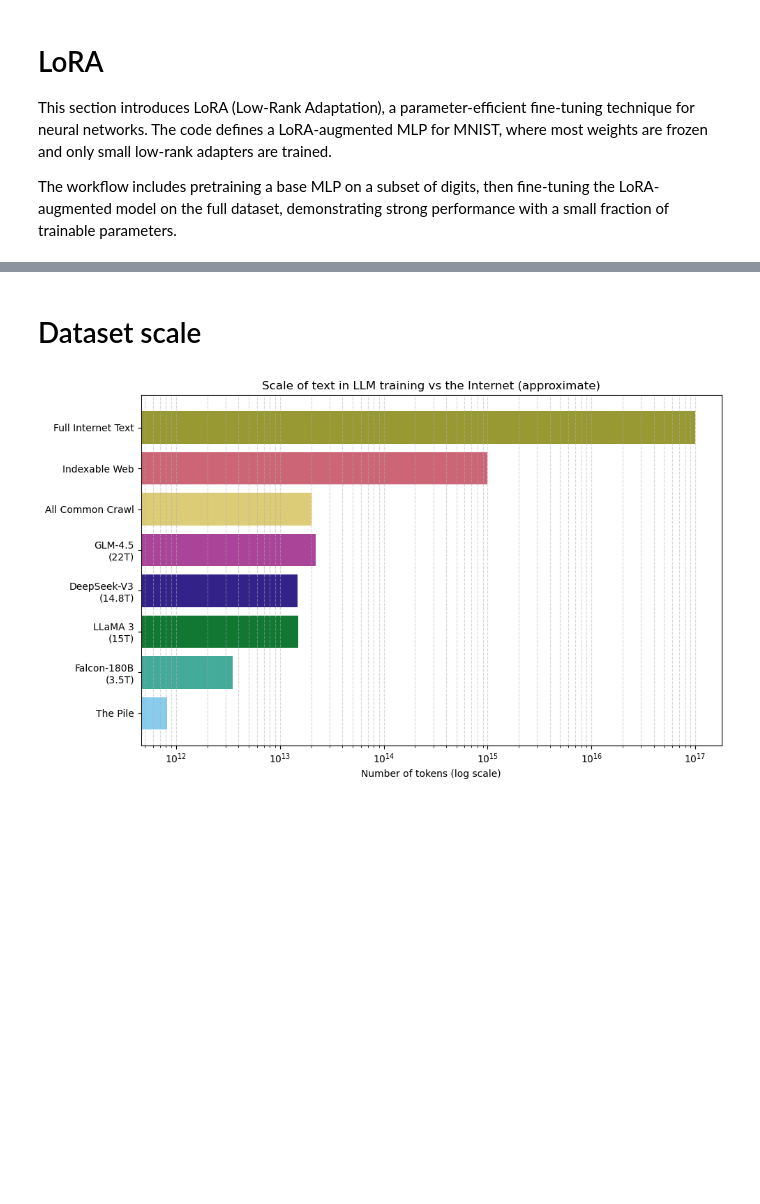
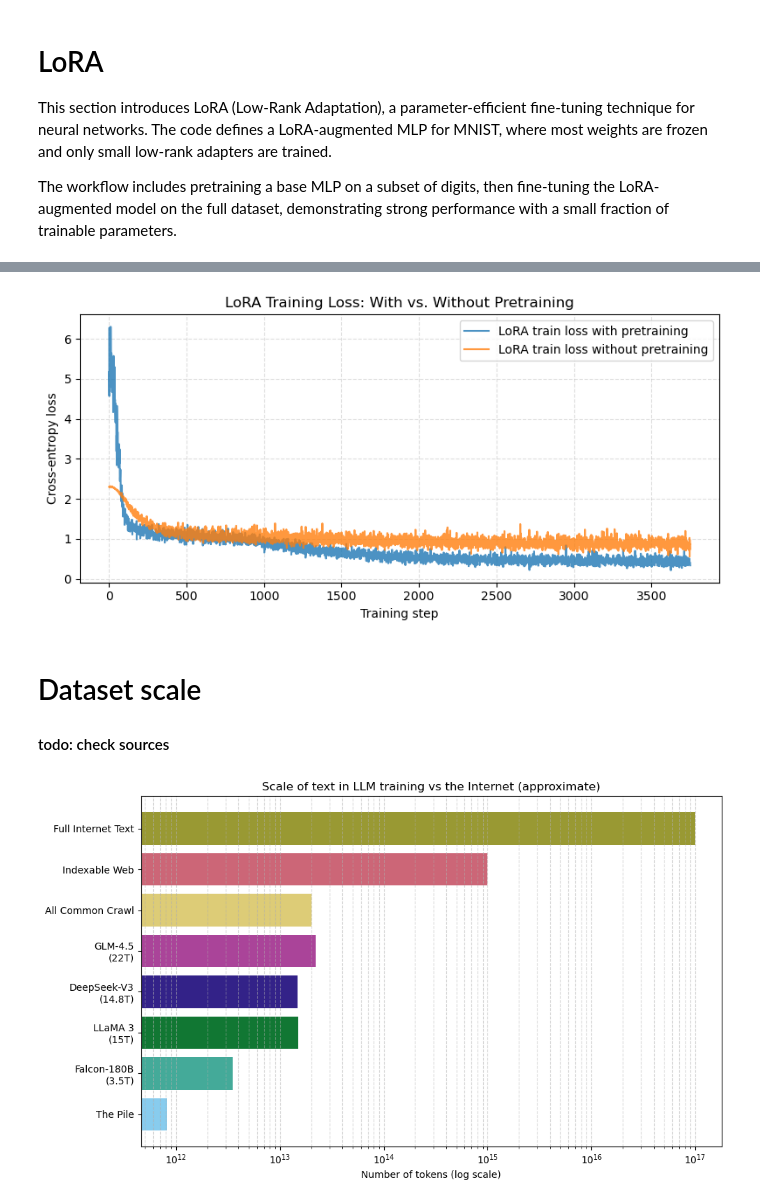
Before and after one commit to hedi-hadiji/hedi-hadiji.github.io, a Jupyter notebook: dl_class/resources/lecture7/TP7.ipynb, the cells around one changed output, grey strips where cells are left out. Saved outputs shown, nothing was run; the diff lists cells and outputs as text; code cells hidden in the pictures; blank space fills up the shorter version.

```diff
--- a/dl_class/resources/lecture7/TP7.ipynb
+++ b/dl_class/resources/lecture7/TP7.ipynb
@@ -407,9 +406,24 @@ test_loader = DataLoader(test_data, batch_size=256, shuffle=False)
 # %%
 base = MLP().to(device)
 opt = torch.optim.Adam(base.parameters(), lr=1e-3)
+
 print("Pretraining MLP on digits <5...")
 train(base, pre_loader, opt, epochs=2, device=device)
 acc_small = evaluate(base, test_loader, device)
 print(f"Test accuracy on full data after pretraining on <5: {acc_small:.2f}%")
+
+lora_model = LoRA_MLP(base, r=2).to(device)
+opt_lora = torch.optim.Adam(
+    filter(lambda p: p.requires_grad, lora_model.parameters()), lr=1e-3
+)
+print("\nFine-tuning with LoRA adapters on full MNIST...")
+losses_w_pretrain = train(lora_model, full_loader, opt_lora, epochs=8, device=device)
+acc_full = evaluate(lora_model, test_loader, device)
+print(f"Test accuracy after LoRA fine-tuning: {acc_full:.2f}%")
+
+# Parameter report
+total = sum(p.numel() for p in lora_model.parameters())
+trainable = sum(p.numel() for p in lora_model.parameters() if p.requires_grad)
+print(f"\nTrainable params: {trainable}/{total} ({100 * trainable / total:.2f}%)")
 # %% [output]
 Pretraining MLP on digits <5...
@@ -421,15 +450,13 @@ Test accuracy on full data after pretraining on <5: 50.61%
 # %%
-lora_model = LoRA_MLP(base, r=4).to(device)
+base = MLP().to(device)
+lora_model = LoRA_MLP(base, r=2).to(device)
 opt_lora = torch.optim.Adam(
     filter(lambda p: p.requires_grad, lora_model.parameters()), lr=1e-3
 )
-print("\nFine-tuning with LoRA adapters on full MNIST...")
-train(lora_model, full_loader, opt_lora, epochs=2, device=device)
+print("\n Only tuning with LoRA on full MNIST...")
+losses_without_pretrain = train(
+    lora_model, full_loader, opt_lora, epochs=8, device=device
+)
 acc_full = evaluate(lora_model, test_loader, device)
-print(f"Test accuracy after LoRA fine-tuning: {acc_full:.2f}%")
-
-# Parameter report
-total = sum(p.numel() for p in lora_model.parameters())
-trainable = sum(p.numel() for p in lora_model.parameters() if p.requires_grad)
-print(f"\nTrainable params: {trainable}/{total} ({100 * trainable / total:.2f}%)")
+print(f"Test accuracy: {acc_full:.2f}%")
 # %% [output]
@@ -442,5 +473,23 @@ Trainable params: 6642/241394 (2.75%)
+# %%
+# With pretraining vs. without pretraining:
+plt.figure(figsize=(8, 4))
+plt.plot(losses_w_pretrain, label="LoRA train loss with pretraining", alpha=0.8)
+plt.plot(
+    losses_without_pretrain, label="LoRA train loss without pretraining", alpha=0.8
+)
+plt.xlabel("Training step")
+plt.ylabel("Cross-entropy loss")
+plt.title("LoRA Training Loss: With vs. Without Pretraining")
+plt.legend()
+plt.grid(True, linestyle="--", alpha=0.4)
+plt.tight_layout()
+plt.show()
+# %% [output]
+[figure, added]
 # %% [markdown]
 # Dataset scale
+
+#### todo: check sources
 # %%
 import matplotlib.pyplot as plt
 import numpy as np
```
Also changed, not shown: parts of 11 cells of this notebook, 2 other files.
